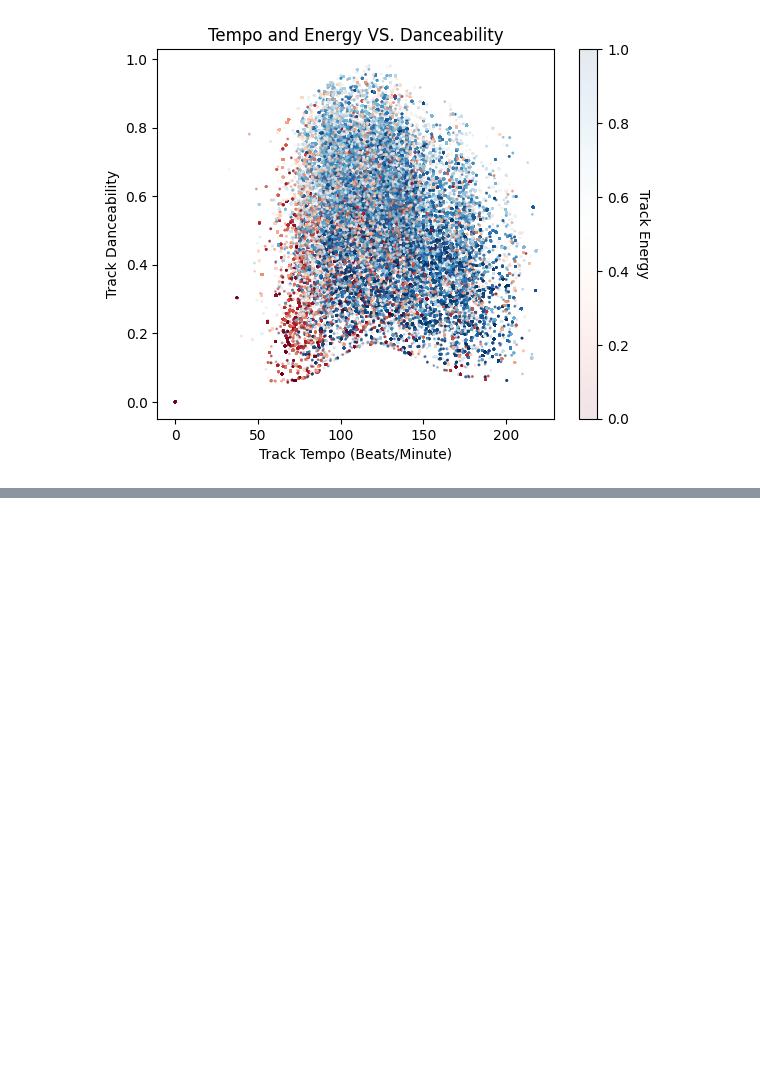
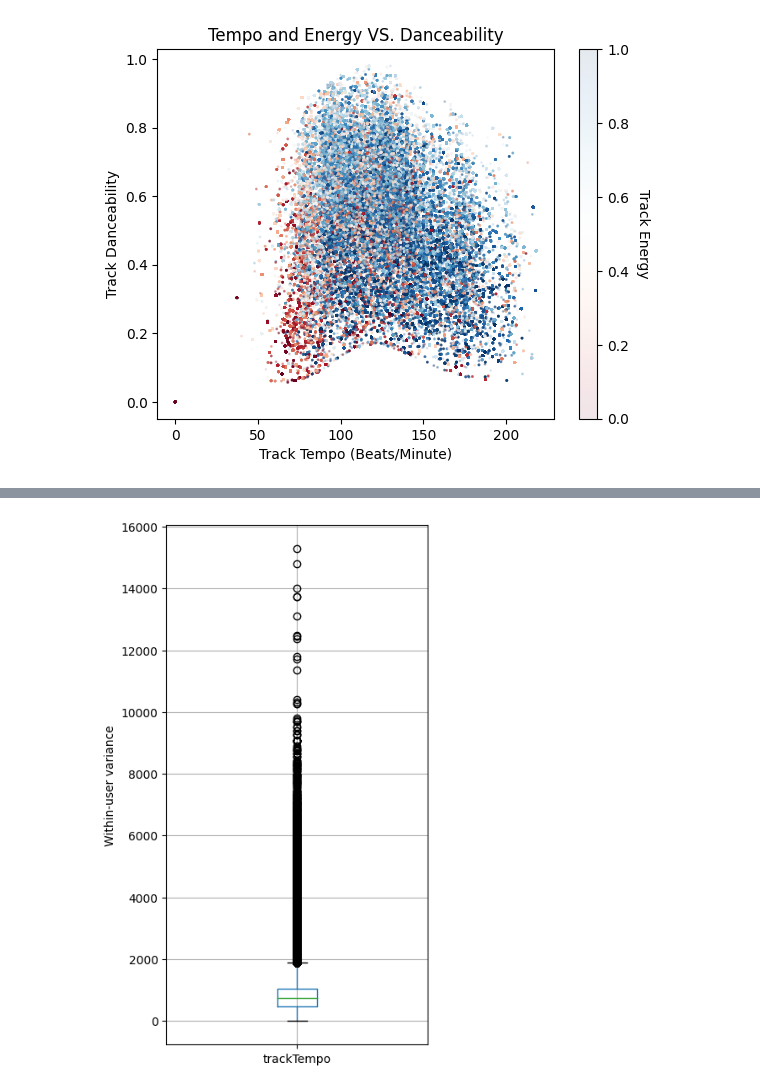
Before and after one commit to smehdizadeh/CSCI5622_Machine-Learning, a Jupyter notebook: dataset-creation.ipynb, the cells around one changed output, grey strips where cells are left out. Saved outputs shown, nothing was run; the diff lists cells and outputs as text; code cells hidden in the pictures; blank space fills up the shorter version.

Commit message:
exploration - breadth of styles within each user

```diff
--- a/dataset-creation.ipynb
+++ b/dataset-creation.ipynb
@@ -1177,3 +1177,7 @@ plt.savefig('FIGURES/tempo-energy-dance.png', dpi=300)
 plt.show()
 # %% [output]
 [figure]
+# %%
+users = taste_df_spotify.groupby(['userID']).var()
+users.reset_index(inplace=True)
+users.head()
@@ -1179,0 +1191,7 @@ plt.show()
+# %%
+axs = users[['trackTempo']].boxplot(figsize=(4,8),  return_type='axes')
+
+axs.set_ylabel('Within-user variance')
+plt.show()
+# %% [output]
+[figure, added]
```
Also changed, not shown: parts of 3 cells of this notebook.
